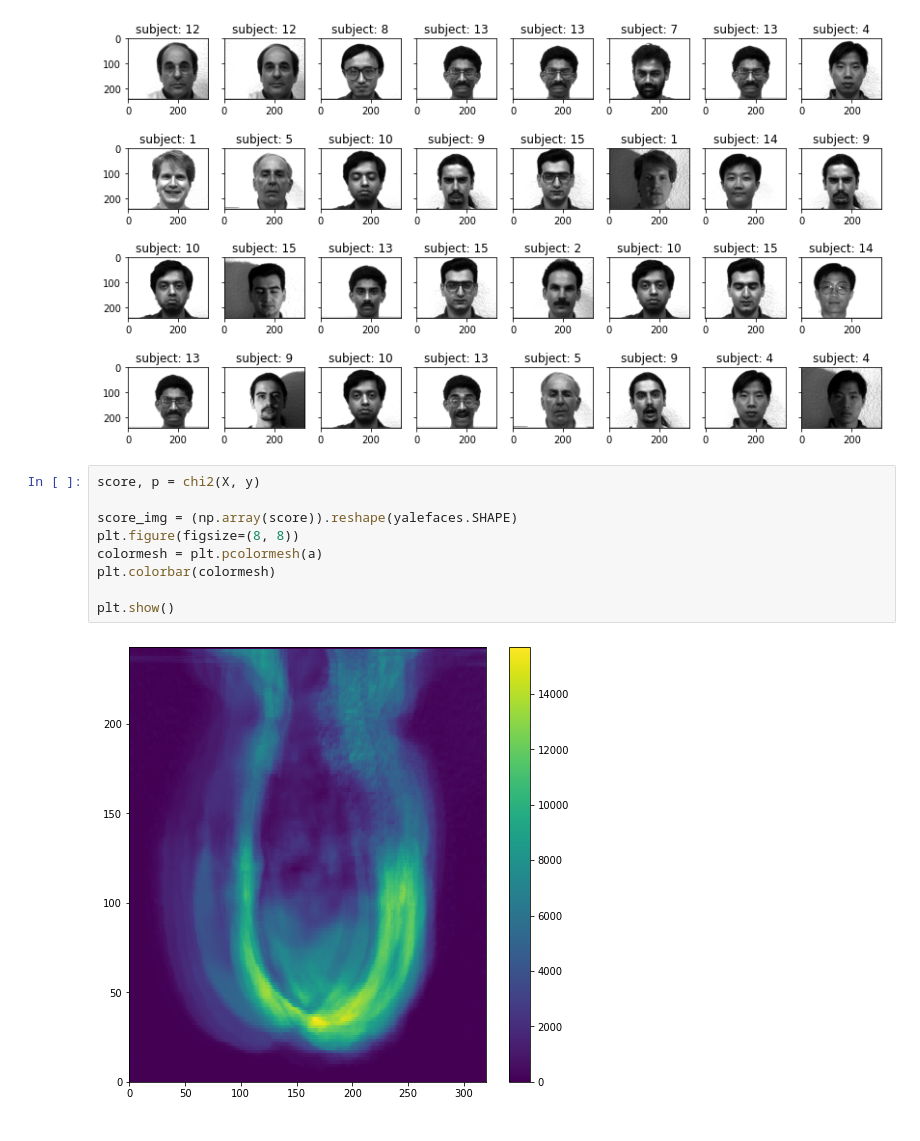
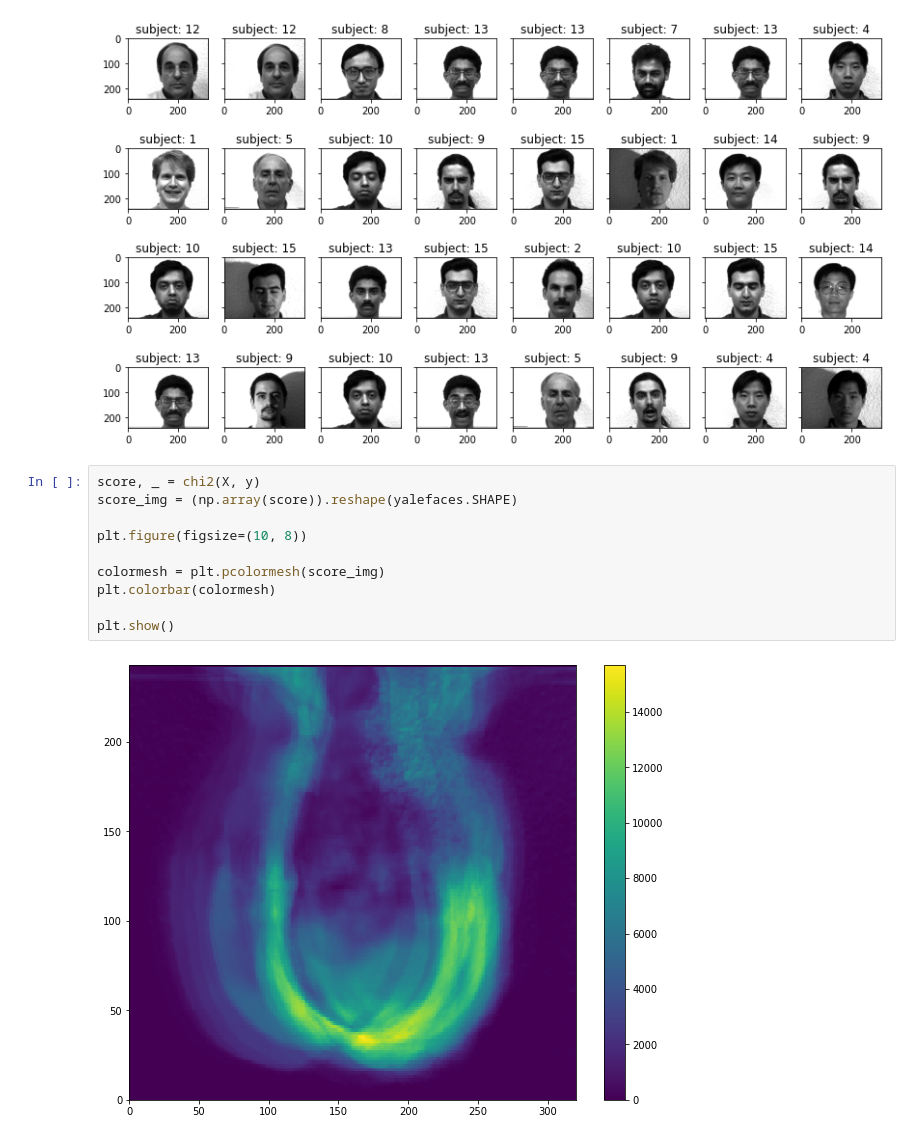
Before and after one commit to jeffcav/face-recog, a Jupyter notebook: yalefaces.ipynb, the cells around one changed output. Saved outputs shown, nothing was run; the diff lists cells and outputs as text.

```diff
--- a/yalefaces.ipynb
+++ b/yalefaces.ipynb
@@ -33,13 +34,14 @@ plt.show()
 <Figure size 432x288 with 0 Axes>
 [figure]
 # %%
-score, p = chi2(X, y)
+score, _ = chi2(X, y)
+score_img = (np.array(score)).reshape(yalefaces.SHAPE)
 
-score_img = (np.array(score)).reshape(yalefaces.SHAPE)
-plt.figure(figsize=(8, 8))
-colormesh = plt.pcolormesh(a)
+plt.figure(figsize=(10, 8))
+
+colormesh = plt.pcolormesh(score_img)
 plt.colorbar(colormesh)
 
 plt.show()
 # %% [output]
-[figure, old version]
+[figure, new version]
```
Also changed, not shown: parts of 1 cell of this notebook, 1 other file.
